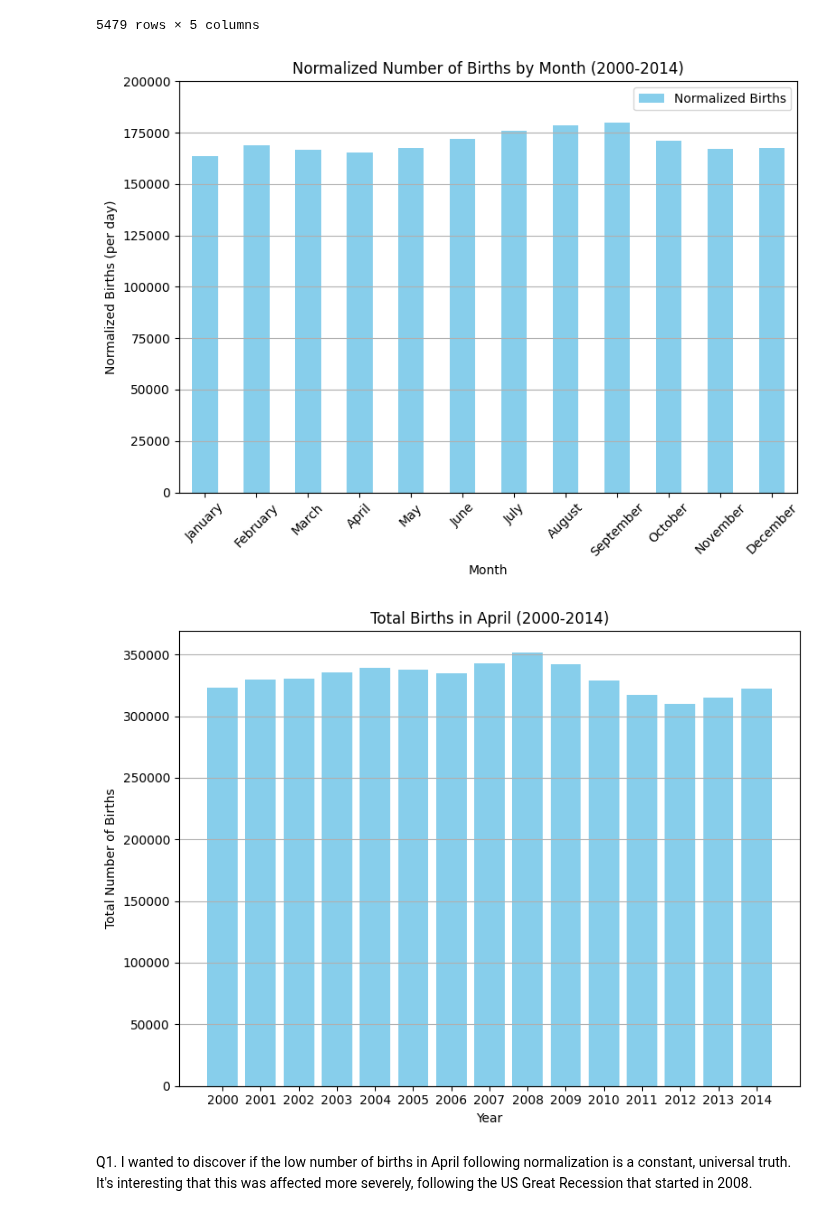
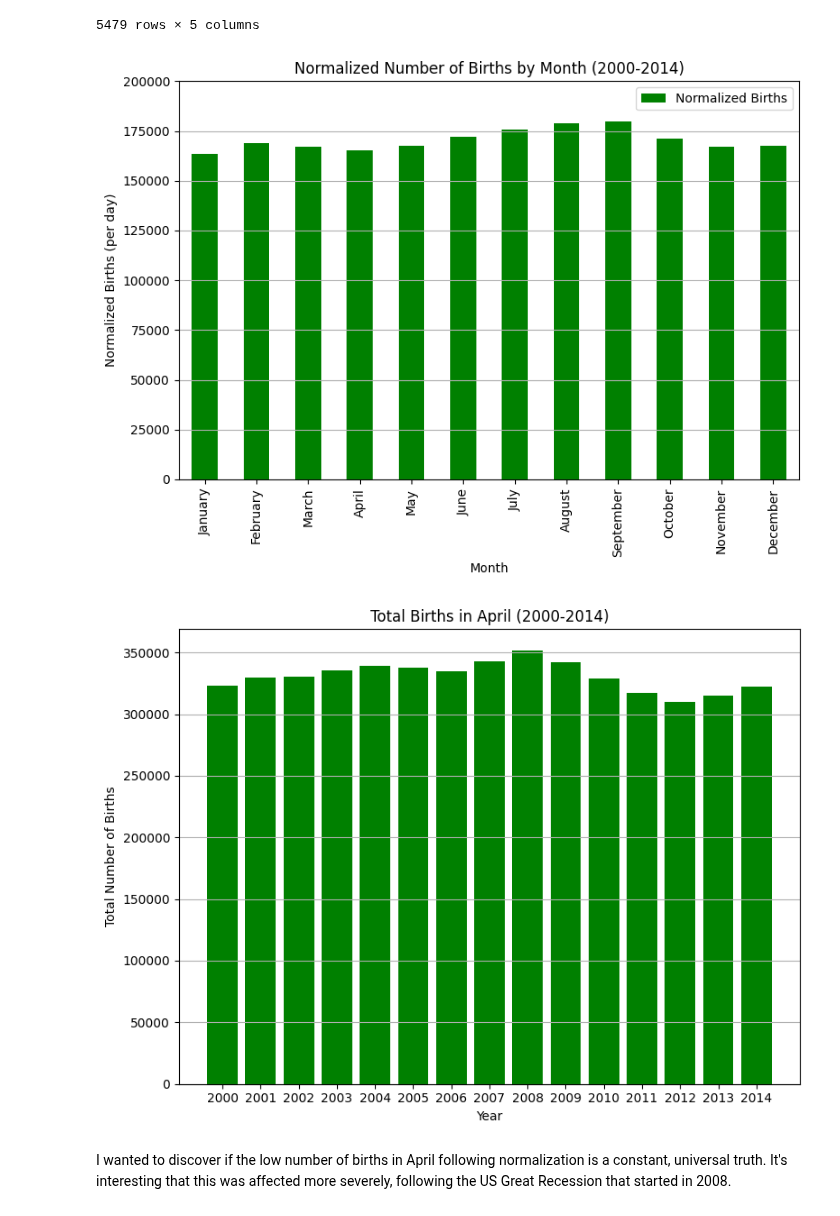
Before and after one commit to R-bna/sci-comp-ii-fall24, a Jupyter notebook: working/Hw week 1.ipynb, the cells around one changed output. Saved outputs shown, nothing was run; the diff lists cells and outputs as text; code cells hidden in the pictures.

```diff
--- a/working/Hw week 1.ipynb
+++ b/working/Hw week 1.ipynb
@@ -28,35 +30,35 @@ month_names = ['January', 'February', 'March', 'April', 'May', 'June',
                'July', 'August', 'September', 'October', 'November', 'December']
 
 plt.figure(figsize=(8, 6))
-normalized_births.plot(kind='bar', color='skyblue', label='Normalized Births')
+
+normalized_births.plot(kind='bar', color='Green', label='Normalized Births')
+
 plt.title('Normalized Number of Births by Month (2000-2014)')
 plt.xlabel('Month')
 plt.ylabel('Normalized Births (per day)')
-plt.xticks(ticks=range(12), labels=month_names, rotation=45)
+plt.xticks(ticks=range(12), labels=month_names)
 plt.grid(axis='y')
-
 plt.yticks(ticks=plt.yticks()[0])
-
 plt.tight_layout()
 plt.legend()
 plt.show()
 # %% [output]
-[figure, old version]
+[figure, new version]
 # %%
 April_births = df[df['month'] == 4]
 total_births_April = April_births.groupby('year')['births'].sum().reset_index()
 
 
 plt.figure(figsize=(8, 6))
-plt.bar(total_births_April['year'], total_births_April['births'], color='skyblue')
+plt.bar(total_births_April['year'], total_births_April['births'], color='Green')
 plt.title('Total Births in April (2000-2014)')
 plt.xlabel('Year')
 plt.ylabel('Total Number of Births')
 plt.xticks(total_births_April['year'])
 plt.grid(axis='y')
 plt.tight_layout()
 plt.show()
 # %% [output]
-[figure, old version]
+[figure, new version]
 # %% [markdown]
- Q1. I wanted to discover if the low number of births in April following normalization is a constant, universal truth. It's interesting that this was affected more severely, following the US Great Recession that started in 2008.
+I wanted to discover if the low number of births in April following normalization is a constant, universal truth. It's interesting that this was affected more severely, following the US Great Recession that started in 2008.
```
Also changed, not shown: parts of 16 cells of this notebook.
